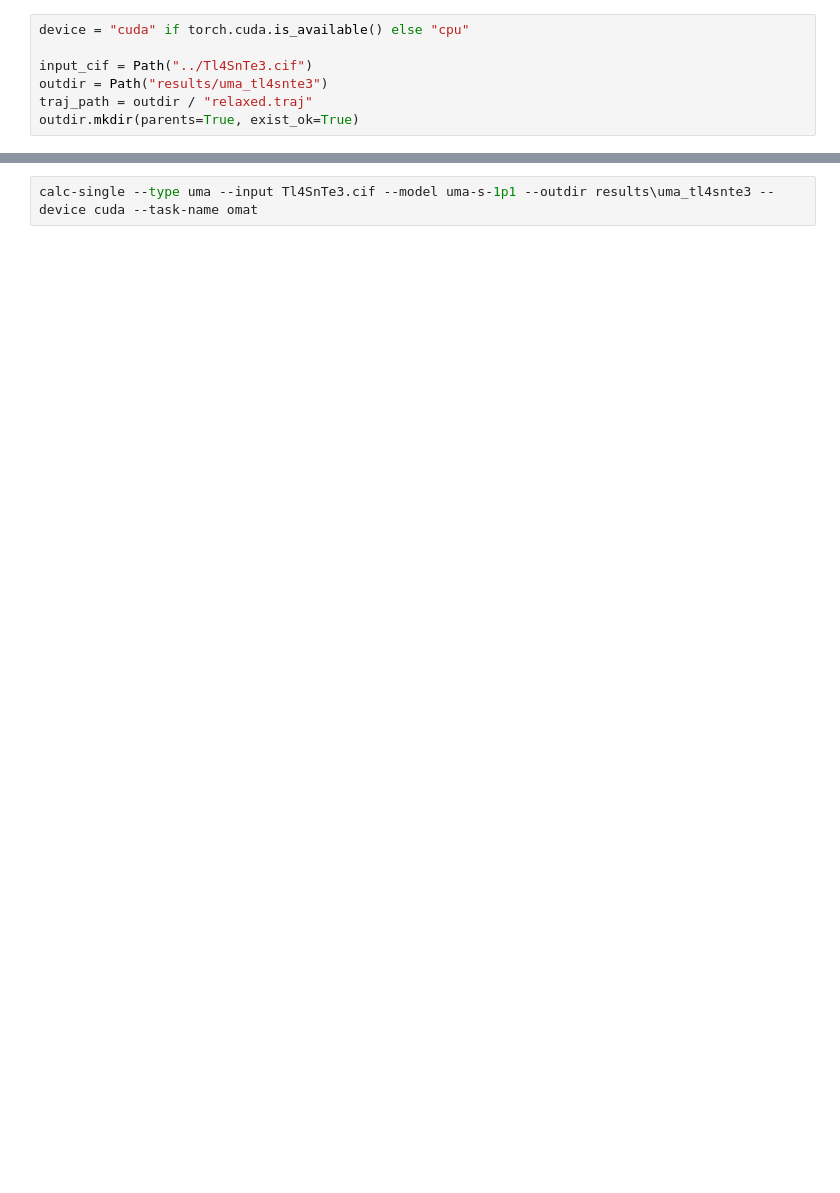
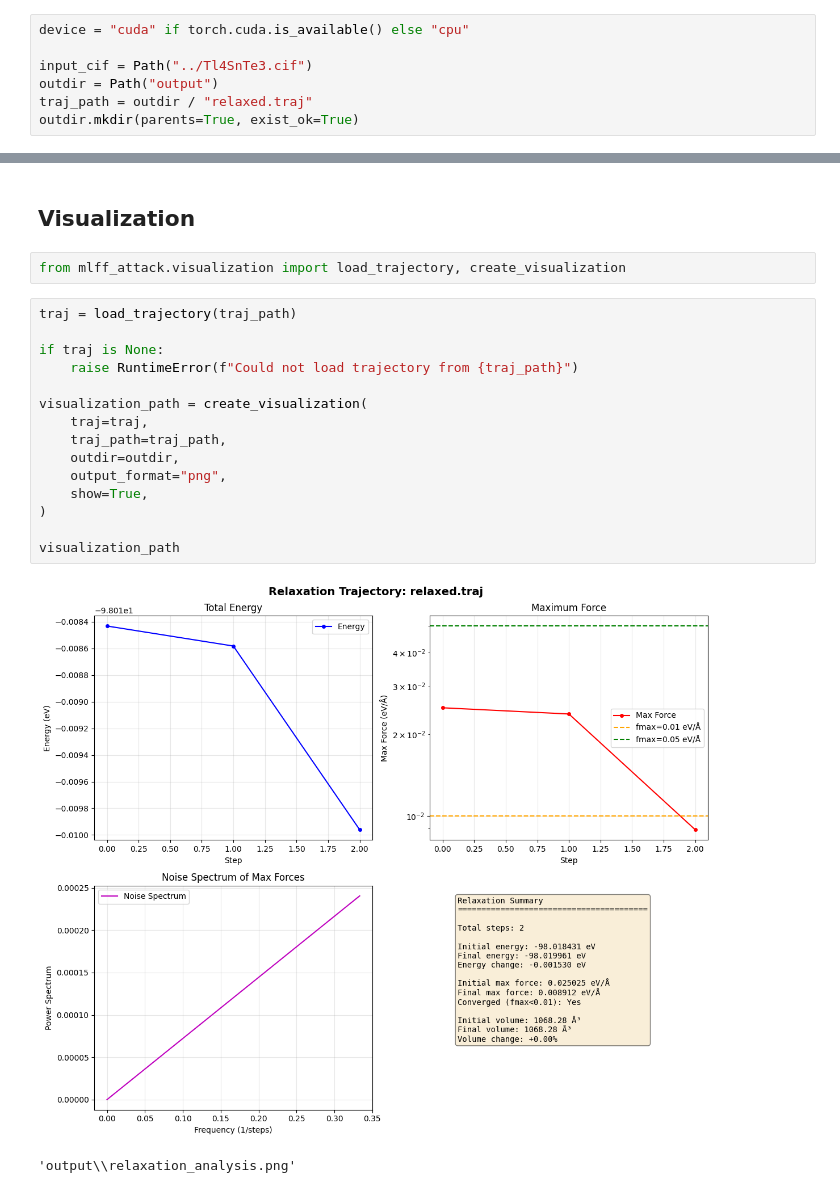
Before and after one commit to TRustworthy-AI-Tools-for-Science/mlff_attack, a Jupyter notebook: notebooks/uma_workflow.ipynb, the cells around one changed output, grey strips where cells are left out. Saved outputs shown, nothing was run; the diff lists cells and outputs as text; blank space fills up the shorter version.

Commit message:
Complete uma_workflow.ipynb with uma calculation and visualization; remove imports in __init__.py to avoid mace/uma conflicts

```diff
--- a/notebooks/uma_workflow.ipynb
+++ b/notebooks/uma_workflow.ipynb
@@ -14,7 +28,7 @@ ModuleNotFoundError: No module named 'mlff_attack'
 device = "cuda" if torch.cuda.is_available() else "cpu"
 
 input_cif = Path("../Tl4SnTe3.cif")
-outdir = Path("results/uma_tl4snte3")
+outdir = Path("output")
 traj_path = outdir / "relaxed.traj"
 outdir.mkdir(parents=True, exist_ok=True)
 # %%
@@ -48,2 +84,22 @@ save_results(atoms, outdir)
-# %%
-calc-single --type uma --input Tl4SnTe3.cif --model uma-s-1p1 --outdir results\uma_tl4snte3 --device cuda --task-name omat
+# %% [markdown]
+## Visualization
+# %%
+from mlff_attack.visualization import load_trajectory, create_visualization
+# %%
+traj = load_trajectory(traj_path)
+
+if traj is None:
+    raise RuntimeError(f"Could not load trajectory from {traj_path}")
+
+visualization_path = create_visualization(
+    traj=traj,
+    traj_path=traj_path,
+    outdir=outdir,
+    output_format="png",
+    show=True,
+)
+
+visualization_path
+# %% [output]
+[figure, added]
+'output\\relaxation_analysis.png'
```
Also changed, not shown: parts of 10 cells of this notebook, 1 other file.
